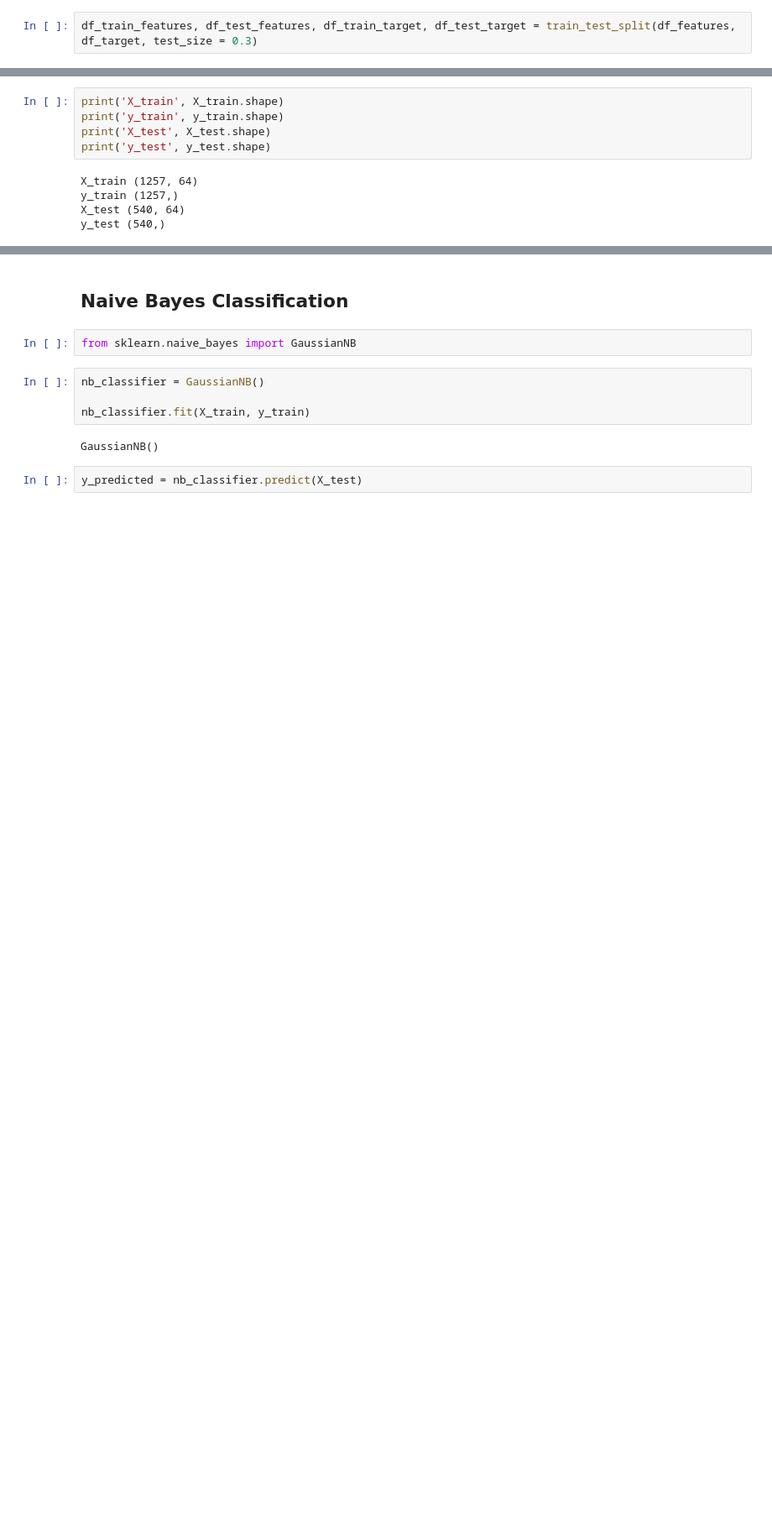
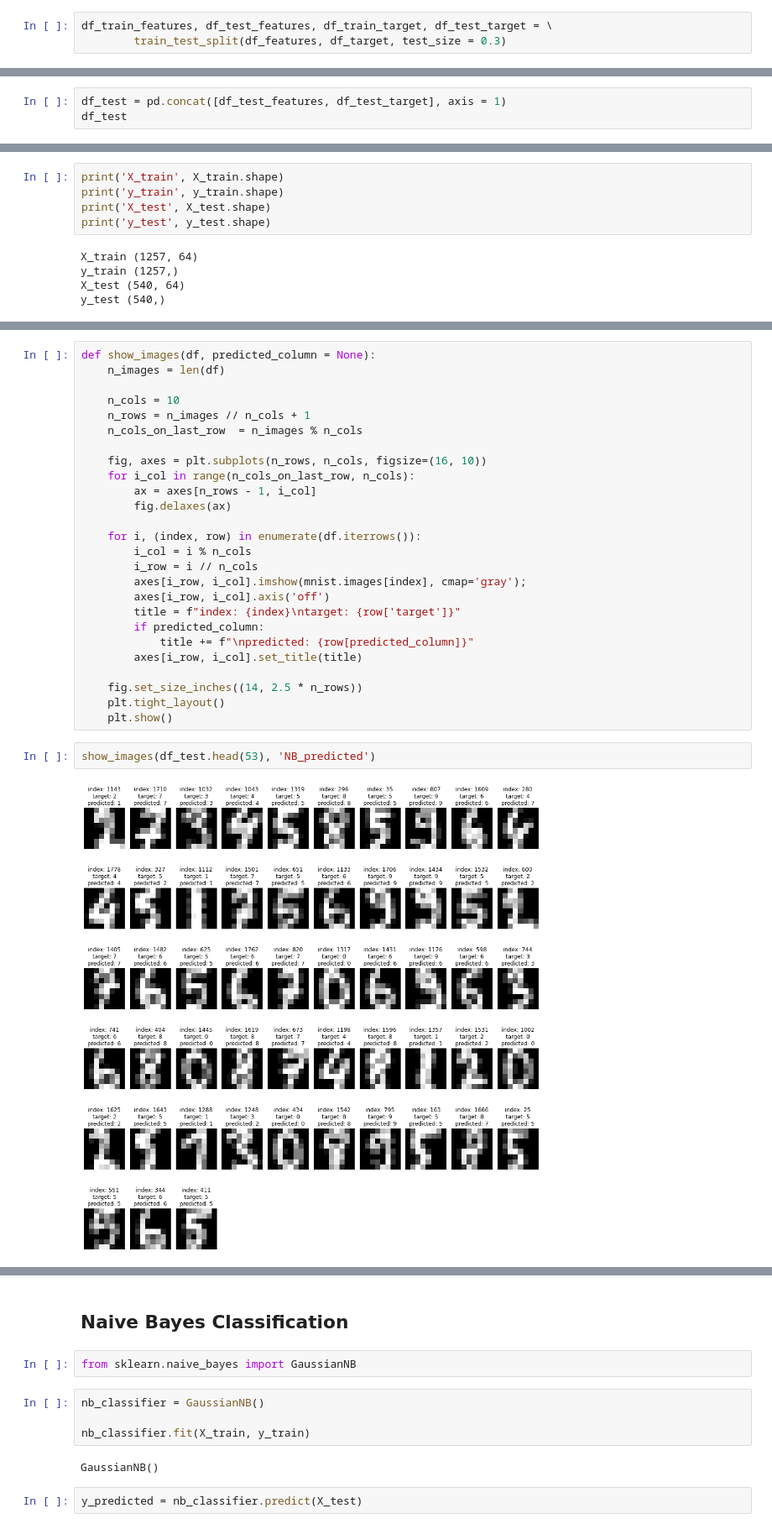
Before and after one commit to PeterAnema/PostNL_Data_Engineer, a Jupyter notebook: MNIST classifier.ipynb, the cells around one changed output, grey strips where cells are left out. Shown: that part at 84% size. Cells and saved outputs as stored; diff of their text form; blank space fills up the shorter version.

```diff
--- a/MNIST classifier.ipynb
+++ b/MNIST classifier.ipynb
@@ -67,7 +69,8 @@ plt.tight_layout()
 # %%
 from sklearn.model_selection import train_test_split
 # %%
-df_train_features, df_test_features, df_train_target, df_test_target = train_test_split(df_features, df_target, test_size = 0.3)
+df_train_features, df_test_features, df_train_target, df_test_target = \
+        train_test_split(df_features, df_target, test_size = 0.3)
 # %%
 print('df_train_features', df_train_features.shape)
 print('df_train_target', df_train_target.shape)
@@ -78,3 +81,6 @@ df_train_features (1257, 64)
 df_train_target (1257, 1)
 df_test_features (540, 64)
 df_test_target (540, 1)
+# %%
+df_test = pd.concat([df_test_features, df_test_target], axis = 1)
+df_test
@@ -98,0 +124,30 @@ df_results.columns = ['target']
+# %%
+def show_images(df, predicted_column = None):
+    n_images = len(df)
+
+    n_cols = 10
+    n_rows = n_images // n_cols + 1
+    n_cols_on_last_row  = n_images % n_cols
+
+    fig, axes = plt.subplots(n_rows, n_cols, figsize=(16, 10))
+    for i_col in range(n_cols_on_last_row, n_cols):
+        ax = axes[n_rows - 1, i_col]
+        fig.delaxes(ax)
+
+    for i, (index, row) in enumerate(df.iterrows()):
+        i_col = i % n_cols
+        i_row = i // n_cols
+        axes[i_row, i_col].imshow(mnist.images[index], cmap='gray');
+        axes[i_row, i_col].axis('off')
+        title = f"index: {index}\ntarget: {row['target']}"
+        if predicted_column:
+            title += f"\npredicted: {row[predicted_column]}"
+        axes[i_row, i_col].set_title(title)
+
+    fig.set_size_inches((14, 2.5 * n_rows))
+    plt.tight_layout()
+    plt.show()
+# %%
+show_images(df_test.head(53), 'NB_predicted')
+# %% [output]
+[figure, added]
```
Also changed, not shown: parts of 34 cells of this notebook.
